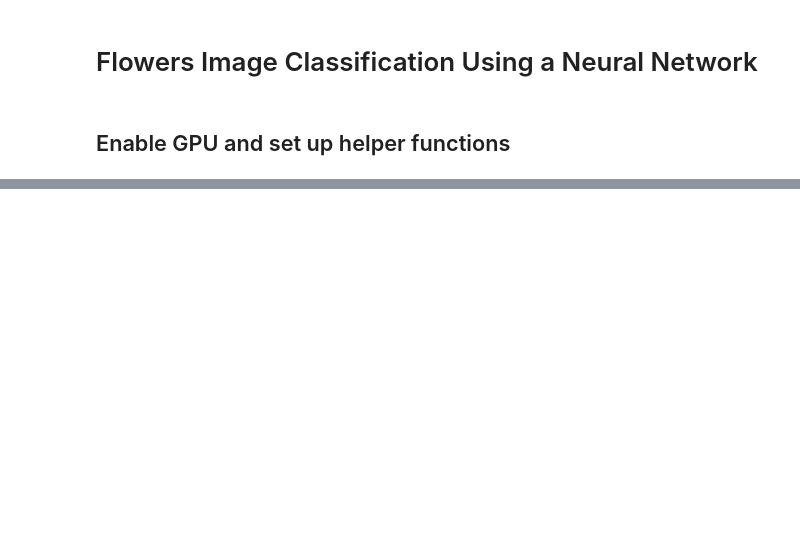
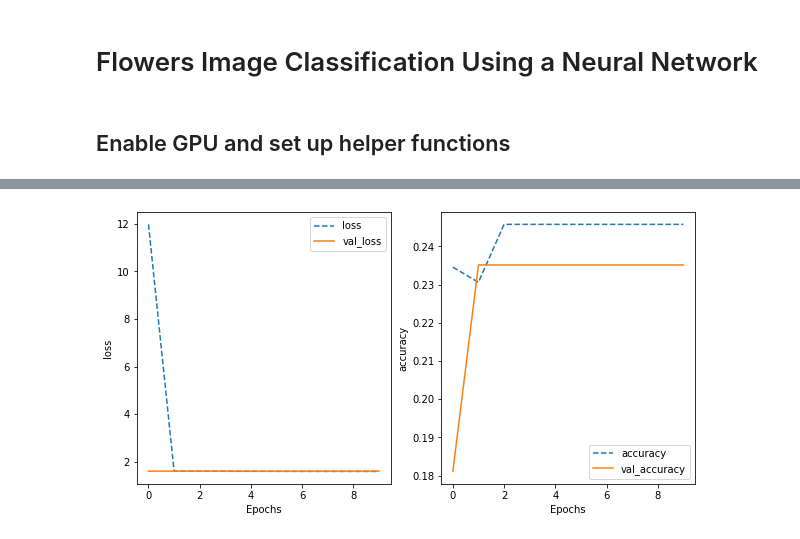
Before and after one commit to antounes/cv, a Jupyter notebook: 02b_neural_network.ipynb, the cells around one changed output, grey strips where cells are left out. Drawn from its saved outputs; the diff is of its cells as text; code cells hidden in the pictures; blank space fills up the shorter version.

Commit message:
neural networks

```diff
--- a/02b_neural_network.ipynb
+++ b/02b_neural_network.ipynb
@@ -18,0 +97,23 @@ def
+# %%
+# Adding one non-linear layer in the middle
+
+BATCH_SIZE = 32
+
+train_dataset = tf.data.TextLineDataset(
+    'gs://practical-ml-vision-book/flowers_5_jpeg/flower_photos/train_set.csv'
+).map(decode_csv).batch(BATCH_SIZE)
+
+eval_dataset = tf.data.TextLineDataset(
+    'gs://practical-ml-vision-book/flowers_5_jpeg/flower_photos/eval_set.csv'
+).map(decode_csv).batch(BATCH_SIZE)
+
+# Neural network with one hidden layer
+model = tf.keras.Sequential([
+          tf.keras.layers.Flatten(input_shape=(IMG_HEIGHT, IMG_WIDTH, IMG_CHANNELS)),
+          tf.keras.layers.Dense(units=128, activation='relu'),
+          tf.keras.layers.Dense(units=len(CLASS_NAMES), activation='softmax')
+])
+model.compile(optimizer='adam',
+              loss=tf.keras.losses.SparseCategoricalCrossentropy(from_logits=False),
+              metrics=['accuracy'])
+history = model.fit(train_dataset, validation_data=eval_dataset, epochs=10)
@@ -18,0 +141,4 @@ def
+# %%
+training_plot(['loss', 'accuracy'], history)
+# %% [output]
+[figure, added]
```
Also changed, not shown: parts of 13 cells of this notebook.
